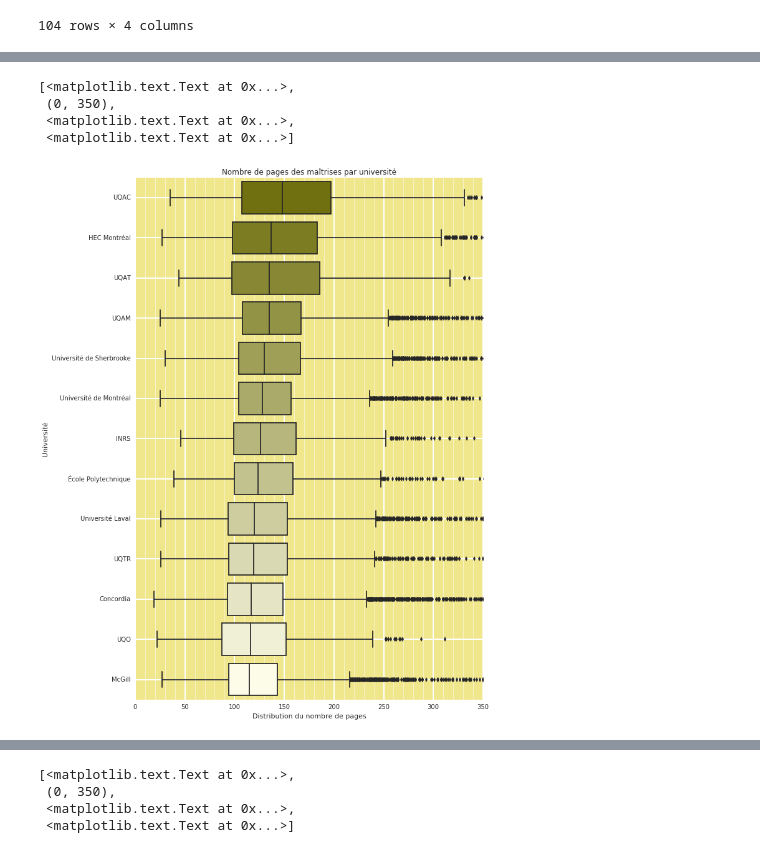
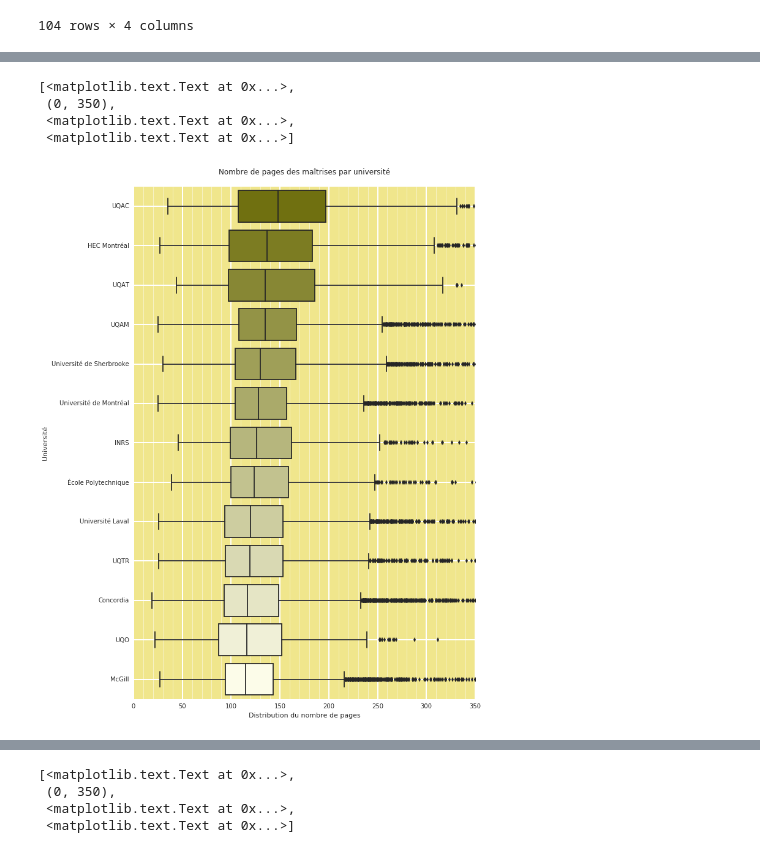
Before and after one commit to jhroy/theses, a Jupyter notebook: theses.ipynb, the cells around one changed output, grey strips where cells are left out. Cells and saved outputs as stored; diff of their text form; code cells hidden in the pictures.

```diff
--- a/theses.ipynb
+++ b/theses.ipynb
@@ -305,31 +305,31 @@ Name: nbPages, dtype: float64
 # %%
 sns.set()
 plt.figure(figsize=(10, 15))
 sns.set_style("darkgrid", {
         "axes.facecolor": "khaki",
         "font.family": [u"Bitstream Vera Sans"]
     })
 couleurs = sns.light_palette("olive", n_colors=13, reverse=True)
 boiteDoc = sns.boxplot(y="universite",
                        x="nbPages",
                        data=maitrises,
                        palette=couleurs,
                        order=medianesMaitrisesUniv.index
                       )
 boiteDoc.get_xaxis().set_minor_locator(mpl.ticker.AutoMinorLocator())
 boiteDoc.grid(b=True, which='major', color='w', linewidth=2.0)
 boiteDoc.grid(b=True, which='minor', color='w', linewidth=0.5)
 boiteDoc.set(ylabel="Université",
              xlabel="Distribution du nombre de pages",
              xlim=(0,350),
-             title="Nombre de pages des maîtrises par université"
+             title="Nombre de pages des maîtrises par université\n"
             )
 # %% [output]
 [<matplotlib.text.Text at 0x...>,
  (0, 350),
  <matplotlib.text.Text at 0x...>,
  <matplotlib.text.Text at 0x...>]
-[figure, old version]
+[figure, new version]
 # %%
 medianesMaitrisesDiscipline = maitrises.groupby("discipline")["nbPages"].median().sort_values(ascending=False)
 medianesMaitrisesDiscipline
```
Also changed, not shown: parts of 1 cell of this notebook, 3 other files.
